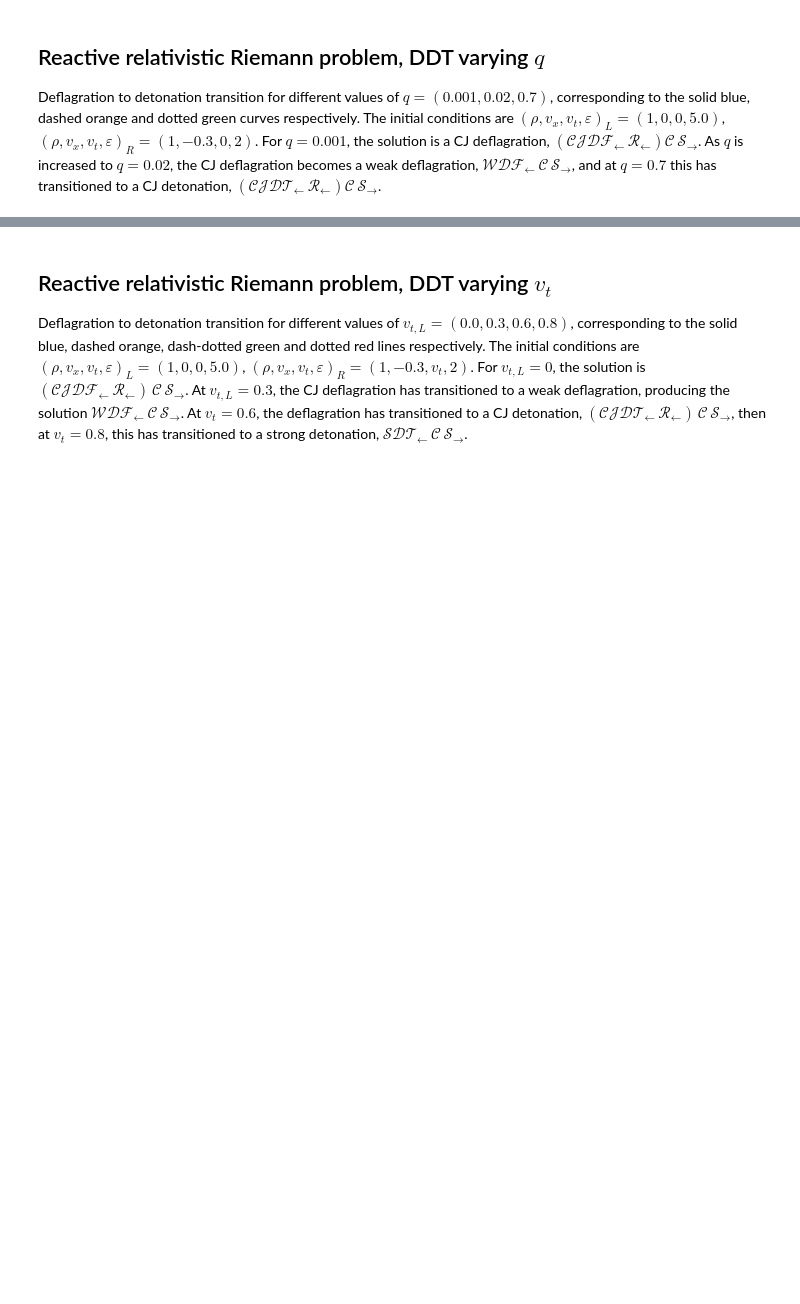
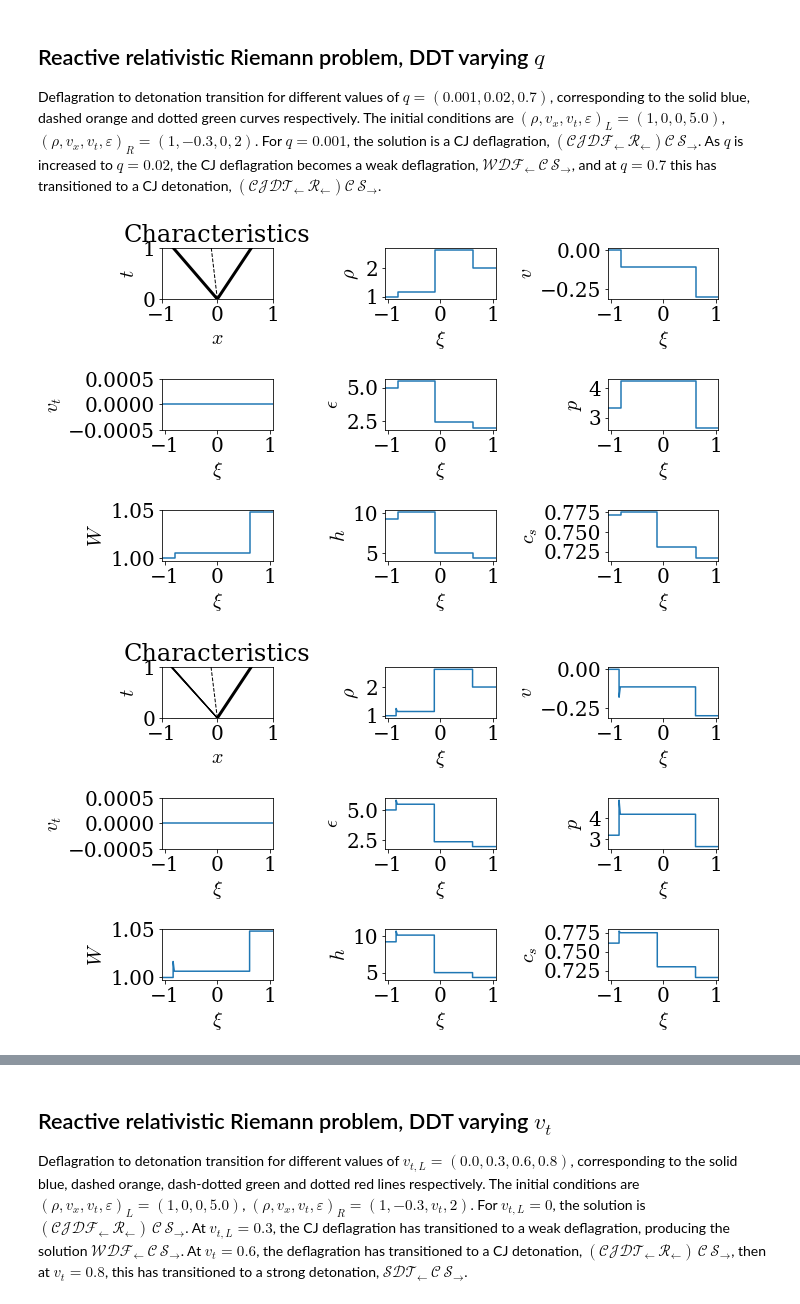
Before and after one commit to harpolea/r3d2, a Jupyter notebook: examples/paper_tangential_velocities.ipynb, the cells around one changed output, grey strips where cells are left out. Cells and saved outputs as stored; diff of their text form; code cells hidden in the pictures; blank space fills up the shorter version.

```diff
--- a/examples/paper_tangential_velocities.ipynb
+++ b/examples/paper_tangential_velocities.ipynb
@@ -226,7 +227,7 @@ pyplot.show()
 
 Deflagration to detonation transition for different values of $q = (0.001, 0.02, 0.7)$, corresponding to the solid blue, dashed orange and dotted green curves respectively. The initial conditions are $(\rho, v_x, v_t, \varepsilon)_L = (1, 0, 0, 5.0)$, $(\rho, v_x, v_t, \varepsilon)_R = (1, -0.3, 0, 2)$. For $q=0.001$, the solution is a CJ deflagration, $\mathcal{(CJDF_\leftarrow\,R_\leftarrow)C\,S_\rightarrow}$. As $q$ is increased to $q=0.02$, the CJ deflagration becomes a weak deflagration, $\mathcal{WDF_\leftarrow\, C\,S_\rightarrow}$, and at $q=0.7$ this has transitioned to a CJ detonation, $\mathcal{(CJDT_\leftarrow\,R_\leftarrow)C\,S_\rightarrow}$.
 # %%
-qs = [0.001, 0.02, 0.7]
+qs = [0.001, 0.2, 0.9]
 gamma = 5/3
 
 eos = eos_defns.eos_gamma_law(gamma)
@@ -236,31 +237,36 @@ vs = []
 cs = []
 xis = []
 
 for n, q in enumerate(qs):
     eos_reactive = eos_defns.eos_gamma_law_react(gamma, q, 1.0, 1.0, eos)
 
     U_reactive = State(1.0, 0.0, 0, 5.0, eos_reactive)
-    U_burnt = State(1, -0.3, 0, 2, eos)
+    U_burnt = State(2, -0.3, 0, 2, eos)
 
     rp = RiemannProblem(U_reactive, U_burnt)
 
     data = rp.state_l.state()
     xi = [-1.05]
 
     for wave in rp.waves:
         xi_wave, data_wave = wave.plotting_data()
         xi = numpy.hstack((xi, xi_wave))
         data = numpy.vstack((data, data_wave))
     xi = numpy.hstack((xi, [1.05]))
     data = numpy.vstack((data, rp.state_r.state()))
 
     rhos.append([])
     rhos[-1] = data[:,0]
     ps.append([])
     ps[-1] = data[:,4]
     vs.append([])
     vs[-1] = data[:,1]
     cs.append([])
     cs[-1] = data[:,-1]
     xis.append([])
     xis[-1] = xi
+
+    display(rp)
+# %% [output]
+[figure, added]
+[figure, added]
```
Also changed, not shown: parts of 6 cells of this notebook.
